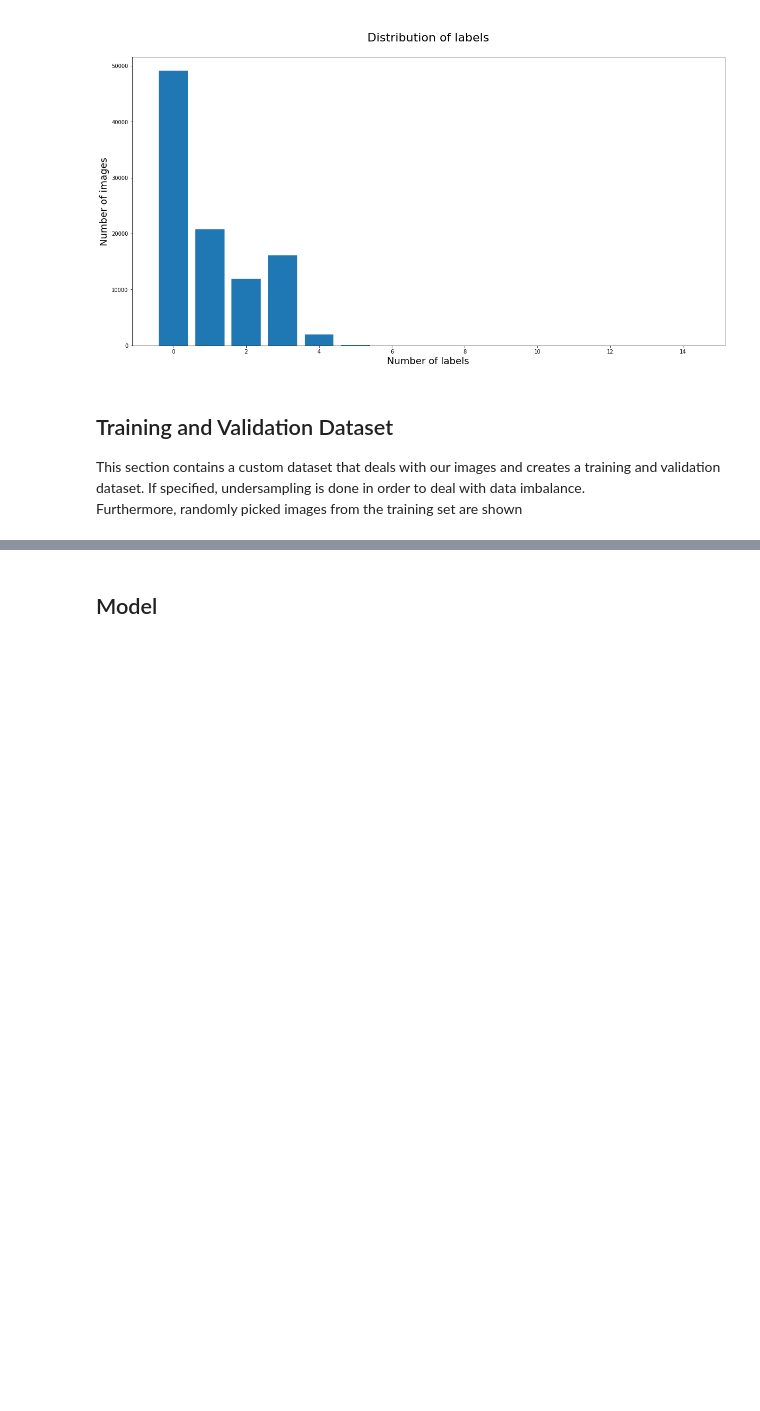
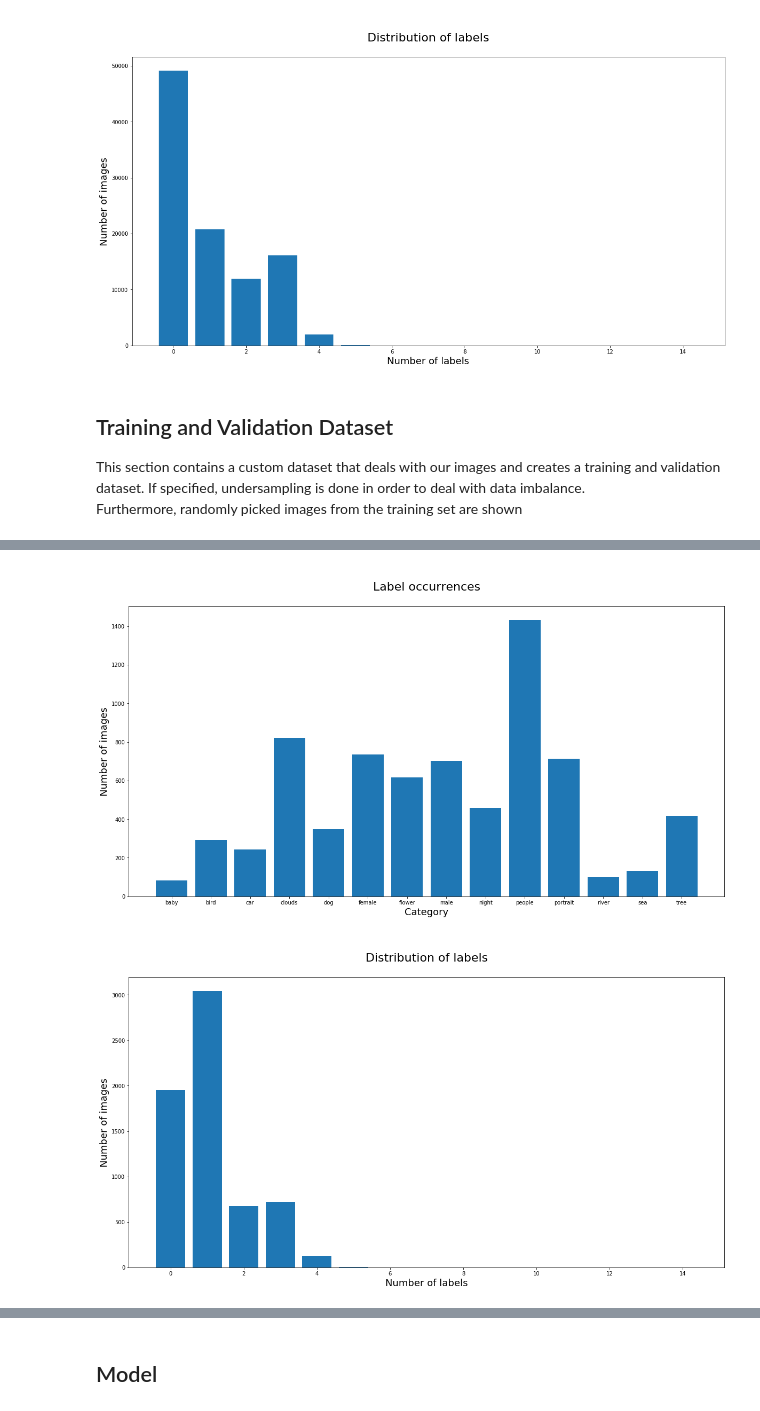
Before and after one commit to Maiykol/helsinki_dl_project, a Jupyter notebook: image_project.ipynb, the cells around one changed output, grey strips where cells are left out. Drawn from its saved outputs; the diff is of its cells as text; code cells hidden in the pictures; blank space fills up the shorter version.

Commit message:
only original+unique img in val set, error analysis, prepare testing

```diff
--- a/image_project.ipynb
+++ b/image_project.ipynb
@@ -220,7 +221,7 @@ print('Number of classes: ', NUM_CATEGORIES)
 Number of classes:  14
 # %%
 def plot_label_distr(labels):
-    """ Plots the label occurences and distribution of a dataset.
+    """ Plots the label occurrences and distribution of a dataset.
 
         labels -- dictionary containing the labels of the dataset to be analyzed
     """
@@ -228,7 +229,7 @@ def plot_label_distr(labels):
 
     plt.figure(figsize=(20,10))
     plt.bar(categories.values(), np.sum(label_values, 0))
-    plt.title("\nLabel occurences\n", fontsize=22)
+    plt.title("\nLabel occurrences\n", fontsize=22)
     plt.xlabel("Category", fontsize=18)
     plt.ylabel("Number of images", fontsize=18)
     plt.show()
@@ -254,40 +255,39 @@ This section contains a custom dataset that deals with our images and creates a
 Furthermore, randomly picked images from the training set are shown
 # %%
 class CustomDataset(Dataset):
-    def __init__(self, path_images, image_idx_list, transform=transforms.ToTensor()):
+    def __init__(self, path_images, image_idx_list, transform=transforms.ToTensor(), is_test=False):
         self.path_images = path_images # store path to images to get images dynamically
         self.image_idx_list = image_idx_list # list with indices of images in the dataset
         self.length = len(image_idx_list) # num of images
+        self.is_test = is_test
 
-        # Only store relevent annotations
-        self.labels = {}
-        for (k, v) in annotations.items():
-            if k in image_idx_list:
-                self.labels[k] = v
+        if not self.is_test:
+            # Only store relevent annotations
+            self.labels = {}
+            for (k, v) in annotations.items():
+                if k in image_idx_list:
+                    self.labels[k] = v
 
-        # Class weights based on counts
-        class_counts = sum(self.labels.values())
-        self.class_counts = class_counts
-
-        if WEIGHTS_ALT:
-            self.weights = torch.Tensor(list(map(lambda x: sum(class_counts)/x, class_counts)))
-            self.weights = self.weights / min(self.weights)
-        else:
+            # Class weights based on counts
+            class_counts = sum(self.labels.values())
+            self.class_counts = class_counts
             # pos weight: negative examples/positive examples
             self.weights = torch.Tensor(list(map(lambda x: (self.length - x)/x, class_counts)))
+            #self.weights = torch.Tensor(list(map(lambda x: sum(class_counts)/x, class_counts)))
 
-        # Transformations
-        # see next section
+        # Transformations (see next section)
         self.transform = transform
 
     def __getitem__(self, index):
         image_index = self.image_idx_list[index]
-        label = self.labels[image_index]
         img = Image.open(os.path.join(self.path_images, 'im{}.jpg'.format(image_index))).convert('RGB')
         # (apply transformations and) convert to tensor
         img = self.transform(img)
-
-        return img, label
+        if not self.is_test:
+            label = self.labels[image_index]
+            return img, label
+        else:
+            return img
 
     def __len__(self):
         return self.length
@@ -362,3 +396,9 @@ plot_label_distr(train_dataset.labels)
+# %%
+# Validation distribution of training dataset
+plot_label_distr(validation_dataset.labels)
+# %% [output]
+[figure, added]
+[figure, added]
 # %%
 def get_written_label(hot_encoded_label):
     """ Converts the binary label list into the written representation.
```
Also changed, not shown: parts of 19 cells of this notebook, 1 other file.
